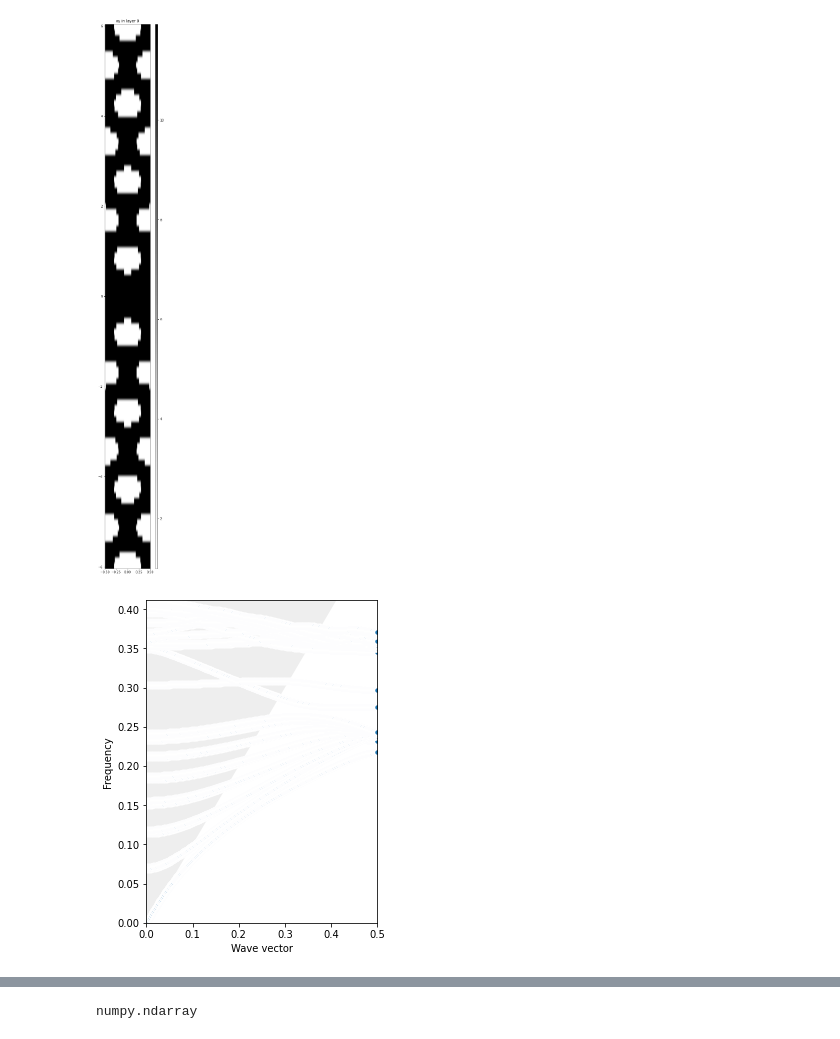
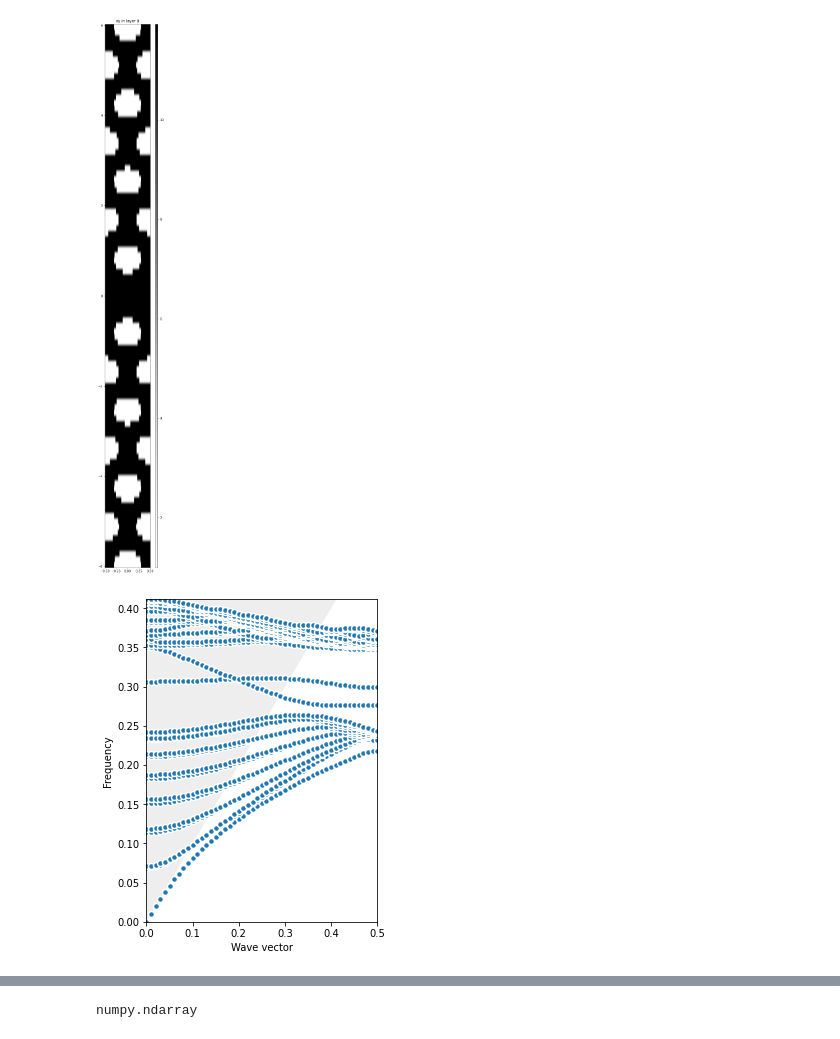
Before and after one commit to quantumbrownie/honoursLegume, a Jupyter notebook: Test 1.ipynb, the cells around one changed output, grey strips where cells are left out. Drawn from its saved outputs; the diff is of its cells as text; code cells hidden in the pictures.

Commit message:
Second (failed) attempt at removing width dependency

```diff
--- a/Test 1.ipynb
+++ b/Test 1.ipynb
@@ -28,7 +28,7 @@ Ny = 14      # Number of rows in the y-direction
 Ny_opt = 3   # Number of rows in which the pillars will be modified
 Nx = 1       # Supercell size in the x-direction
 
-W = 0.945     # Waveguide Width (0.98 in Zhuang)
+W = 0.92     # Waveguide Width (0.98 in Zhuang)
 
 # Initialize a rectangular lattice
 lattice = Lattice([Nx, 0], [0, (Ny+W-1)*np.sqrt(3)/2])
@@ -88,32 +88,32 @@ dr0 = np.zeros((Nx*2*Ny_opt, ))
 phc0 = wg_sc(dx0, dy0, dr0)
 legume.viz.structure(phc0, xz=False, xy=True, figsize=3)
 # %% [output]
-[figure, old version]
+[figure, new version]
 # %%
-nk = 500
+nk = 50
 
 # Define a BZ path in kx
 path = phc0.lattice.bz_path([[0, 0], np.array([np.pi/Nx, 0])], [nk])
 #pwe0.run(kpoints=path['kpoints'], pol='tm', numeig = 150)
 
 neig = 30
 
 # Initialize GME
 gme = legume.GuidedModeExp(phc0, gmax=gmax)
 
 # Set some of the running options
 options = {'gmode_inds': [0],
            'numeig': neig,
            'verbose': False
             }
 
 # Run the simulation
 gme.run(kpoints=path['kpoints'], **options)
 
 # Visualize the bands
 ax = legume.viz.bands(gme, Q=False)
 # %% [output]
-[figure, old version]
+[figure, new version]
 # %%
 f_ind = np.linspace(0, 1, neig)
 k = np.linspace(0, 0.5, nk+1)
```
Also changed, not shown: parts of 3 cells of this notebook, 1 other file.
